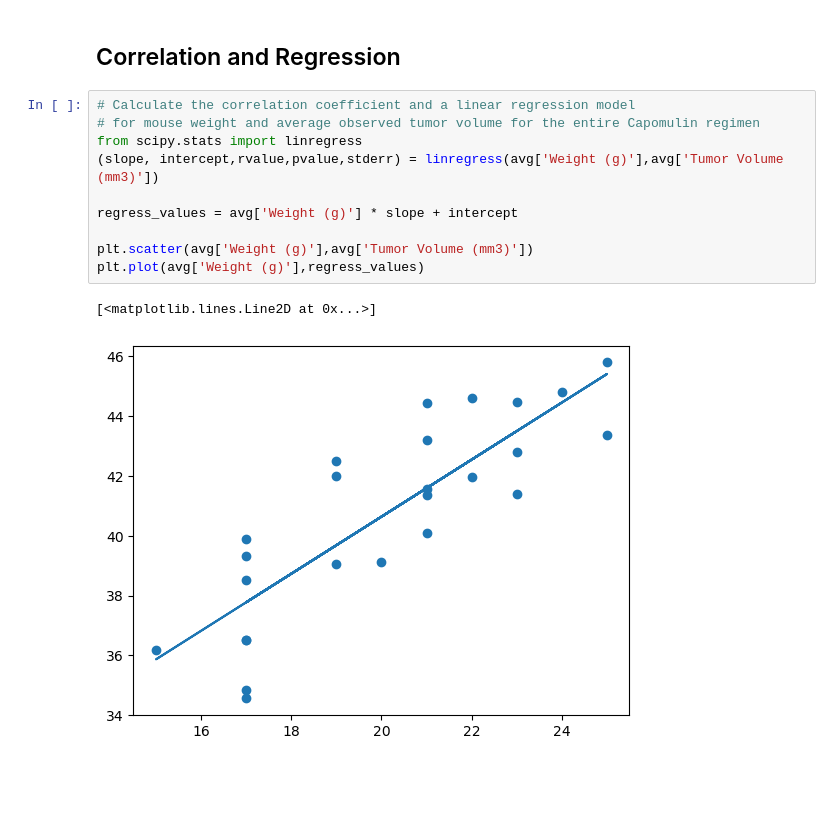
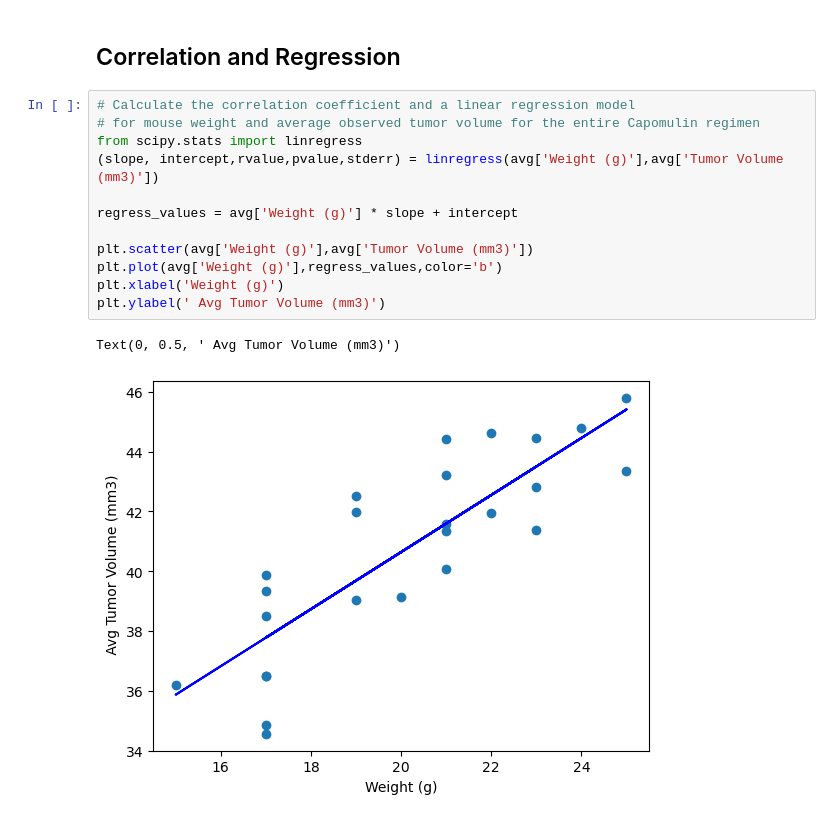
Before and after one commit to cindyd97/Comparing_Pharma_Drug_Performance, a Jupyter notebook: homework material/pymaceuticals_starter.ipynb, the cells around one changed output. Cells and saved outputs as stored; diff of their text form; blank space fills up the shorter version.

```diff
--- a/homework material/pymaceuticals_starter.ipynb
+++ b/homework material/pymaceuticals_starter.ipynb
@@ -371,13 +365,15 @@ Text(0, 0.5, ' Avg Tumor Volume (mm3)')
 # %%
 # Calculate the correlation coefficient and a linear regression model
 # for mouse weight and average observed tumor volume for the entire Capomulin regimen
 from scipy.stats import linregress
 (slope, intercept,rvalue,pvalue,stderr) = linregress(avg['Weight (g)'],avg['Tumor Volume (mm3)'])
 
 regress_values = avg['Weight (g)'] * slope + intercept
 
 plt.scatter(avg['Weight (g)'],avg['Tumor Volume (mm3)'])
-plt.plot(avg['Weight (g)'],regress_values)
+plt.plot(avg['Weight (g)'],regress_values,color='b')
+plt.xlabel('Weight (g)')
+plt.ylabel(' Avg Tumor Volume (mm3)')
 # %% [output]
-[<matplotlib.lines.Line2D at 0x...>]
+Text(0, 0.5, ' Avg Tumor Volume (mm3)')
-[figure, old version]
+[figure, new version]
```
Also changed, not shown: parts of 4 cells of this notebook.
